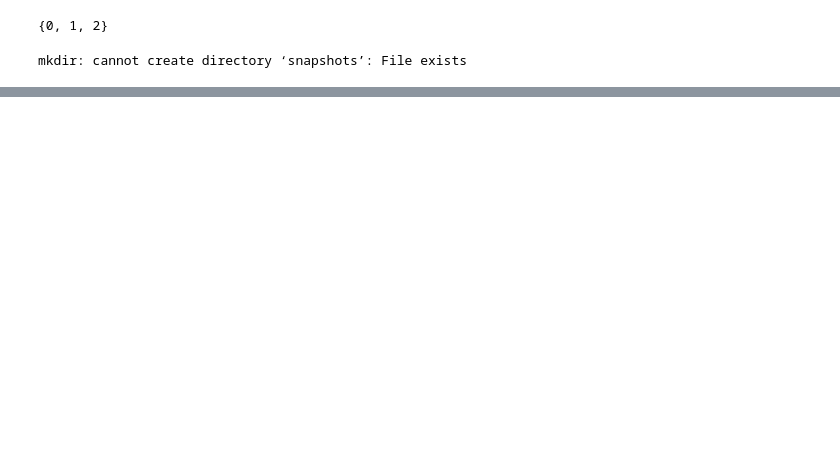
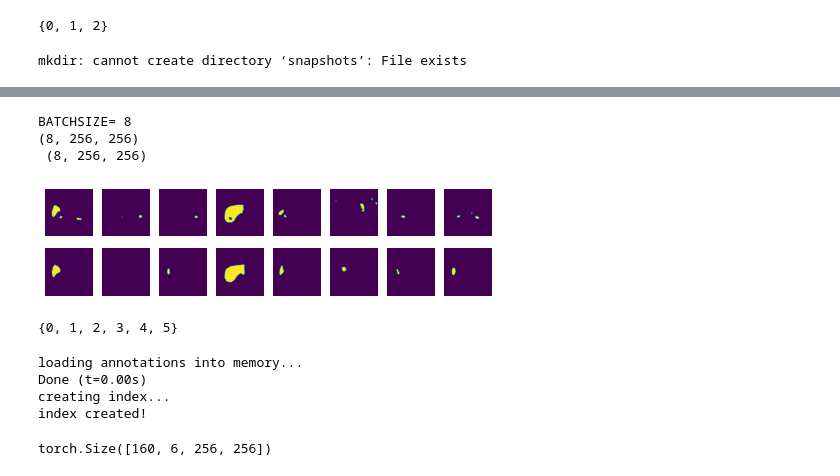
Before and after one commit to ShuYuHuang/UnetCosLoss, a Jupyter notebook: Try_Training.ipynb, the cells around one changed output, grey strips where cells are left out. Cells and saved outputs as stored; diff of their text form; code cells hidden in the pictures; blank space fills up the shorter version.

```diff
--- a/Try_Training.ipynb
+++ b/Try_Training.ipynb
@@ -222,11 +307,10 @@ For debugging consider passing CUDA_LAUNCH_BLOCKING=1.
 # %%
-log = {'epoch':e,'step':'val','loss': 0, 'acc': 0}
-model.eval()
+model_mri.eval()
 MRI_ds.training=False
 session=tqdm(enumerate(MRI_loader))
 with torch.no_grad():
     for i_iter,sample_batched in session:
-        pred,loss=one_batch(i_iter,log,sample_batched,model,criterion,optimizer)
-        if (i_iter + 1) % 5 == 0:
-            session.set_postfix(log)
+        pred,loss=one_batch(i_iter,log,sample_batched,model_mri,criterion_mri,optimizer_mri)
+        session.set_postfix(log)
+        break
 # %% [output]
@@ -233,0 +318,13 @@ RuntimeError: The size of tensor a (3) must match the size of tensor b (6) at no
+# %%
+show_image_annot((pred.cpu().detach()[:,2]>=0.3).numpy(),
+                 (sample_batched[1]==2).cpu().detach().numpy(),
+                 showPics=8, vmax=1)
+# %% [output]
+BATCHSIZE= 8
+(8, 256, 256)
+ (8, 256, 256)
+[figure, added]
+# %%
+set(sample_batched[1].flatten().numpy())
+# %% [output]
+{0, 1, 2, 3, 4, 5}
@@ -233,0 +364,16 @@ RuntimeError: The size of tensor a (3) must match the size of tensor b (6) at no
+# %%
+ldr_kwargs=dict(
+    batch_size=8,
+    shuffle=False,
+    pin_memory=False,
+    num_workers=2
+)
+test_root_dir=join(DATA_ROOT,"testset")
+test_anno_file=join(DATA_ROOT,"testset","annotations/annotations.json")
+test_ds=CTMRI_InferenceDataset(test_anno_file,test_root_dir,test_transform=test_transform)
+MRI_loader=tud.DataLoader(test_ds,**ldr_kwargs)
+# %% [output]
+loading annotations into memory...
+Done (t=0.00s)
+creating index...
+index created!
@@ -233,0 +387,4 @@ RuntimeError: The size of tensor a (3) must match the size of tensor b (6) at no
+# %%
+pred.shape
+# %% [output]
+torch.Size([160, 6, 256, 256])
```
Also changed, not shown: parts of 12 cells of this notebook, 2 other files.
